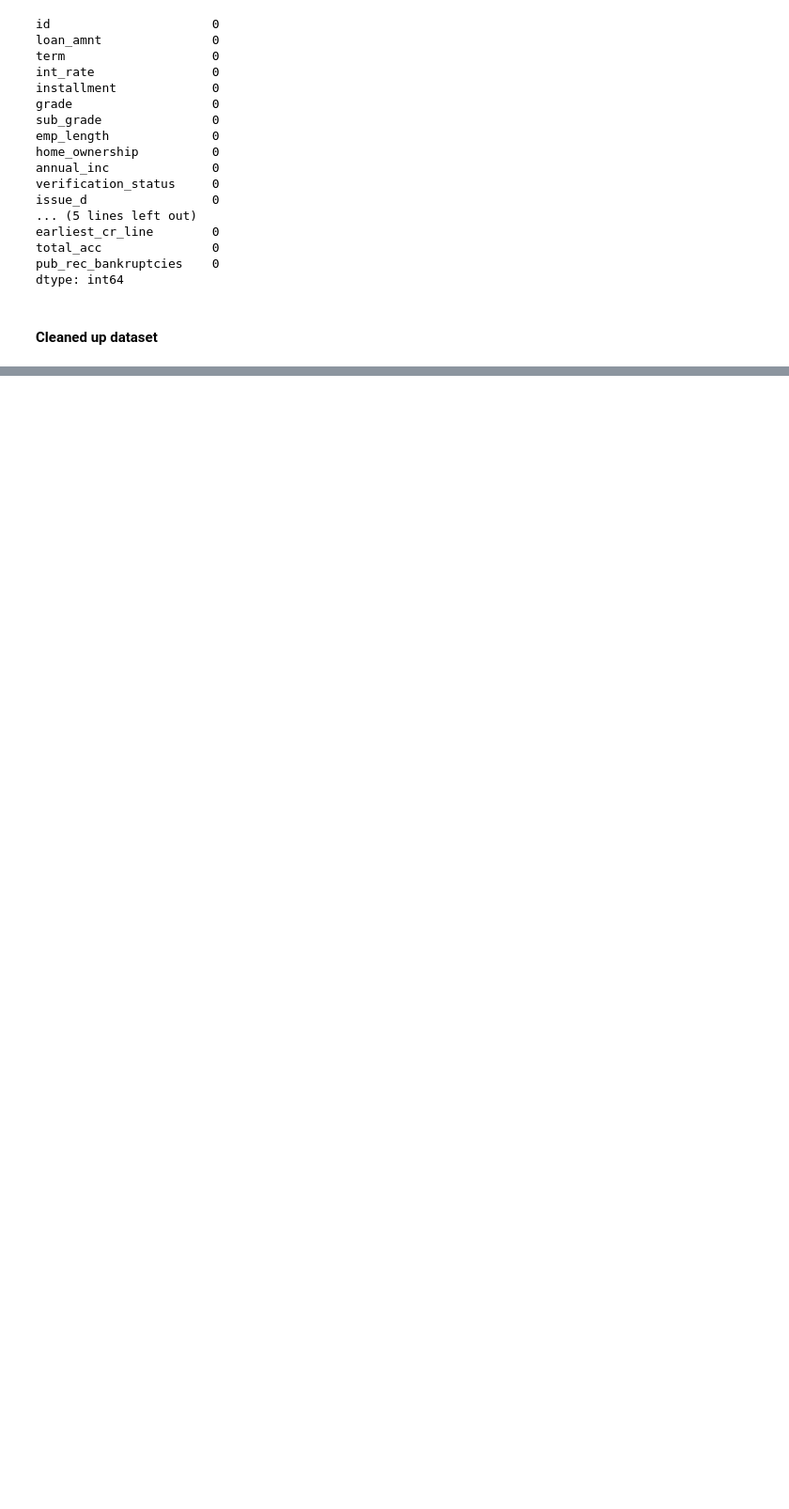
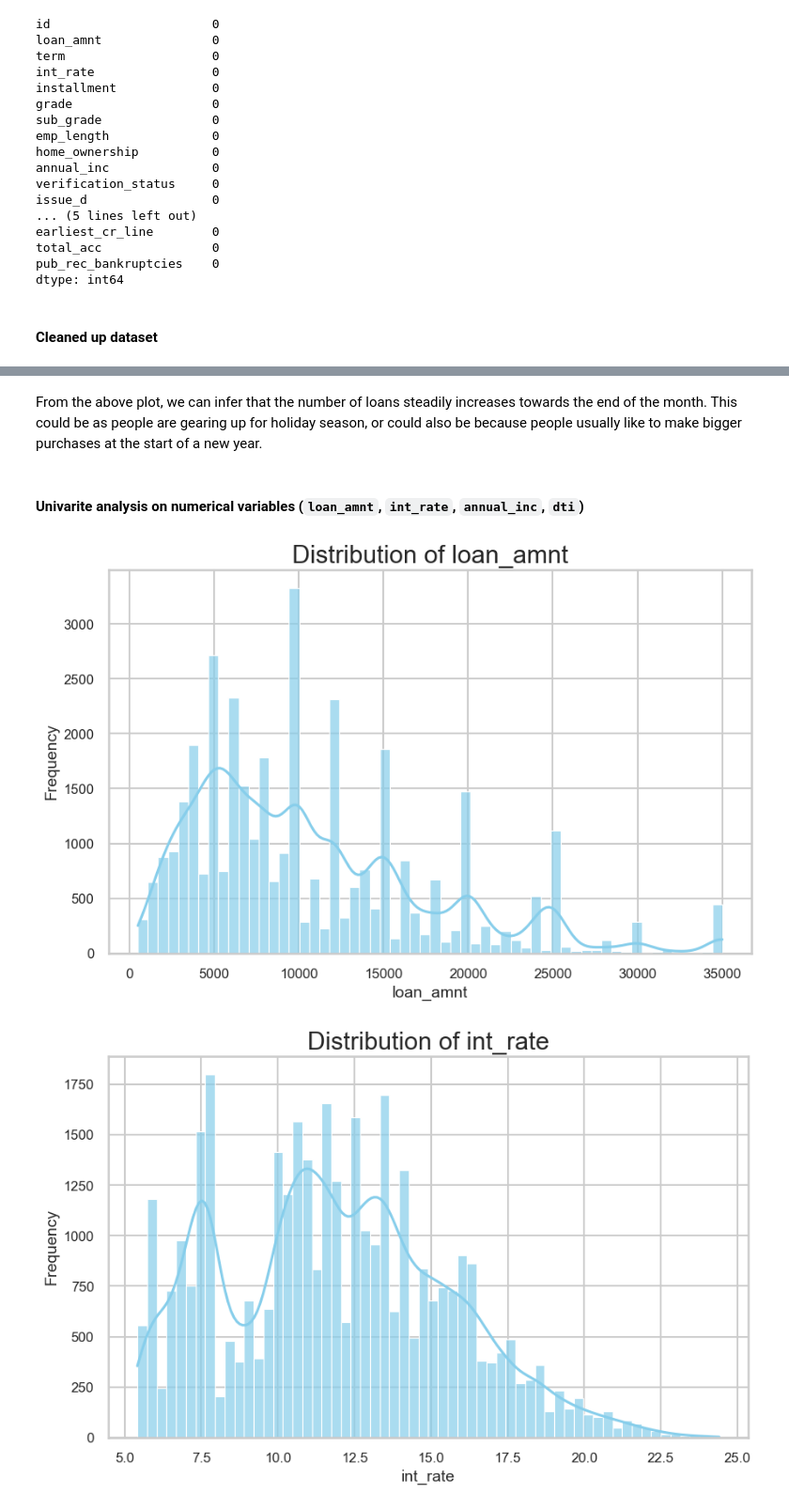
Before and after one commit to skelkar8/LendingClubCaseStudy, a Jupyter notebook: Swapnil_Kelkar.ipynb, the cells around one changed output, grey strips where cells are left out. Shown at 94% size. Saved outputs shown, nothing was run; the diff lists cells and outputs as text; code cells hidden in the pictures; blank space fills up the shorter version.

```diff
--- a/Swapnil_Kelkar.ipynb
+++ b/Swapnil_Kelkar.ipynb
@@ -317,0 +377,18 @@ df
+# %% [markdown]
+From the above plot, we can infer that the number of loans steadily increases towards the end of the month. This could be as people are gearing up for holiday season, or could also be because people usually like to make bigger purchases at the start of a new year.
+# %% [markdown]
+#### Univarite analysis on numerical variables (`loan_amnt`, `int_rate`, `annual_inc`, `dti`)
+# %%
+numerical_vars = ['loan_amnt', 'int_rate', 'annual_inc', 'dti']
+for var in numerical_vars:
+  plt.figure(figsize=(10,6))
+  sns.histplot(df[var], kde=True, color="skyblue", alpha=0.7)
+  plt.title(f'Distribution of {var}')
+  plt.xlabel(var, fontsize=14)
+  plt.ylabel('Frequency', fontsize=14)
+  plt.xticks(fontsize=12)
+  plt.yticks(fontsize=12)
+  plt.show()
+# %% [output]
+[figure, added]
+[figure, added]
```
Also changed, not shown: parts of 30 cells of this notebook.
